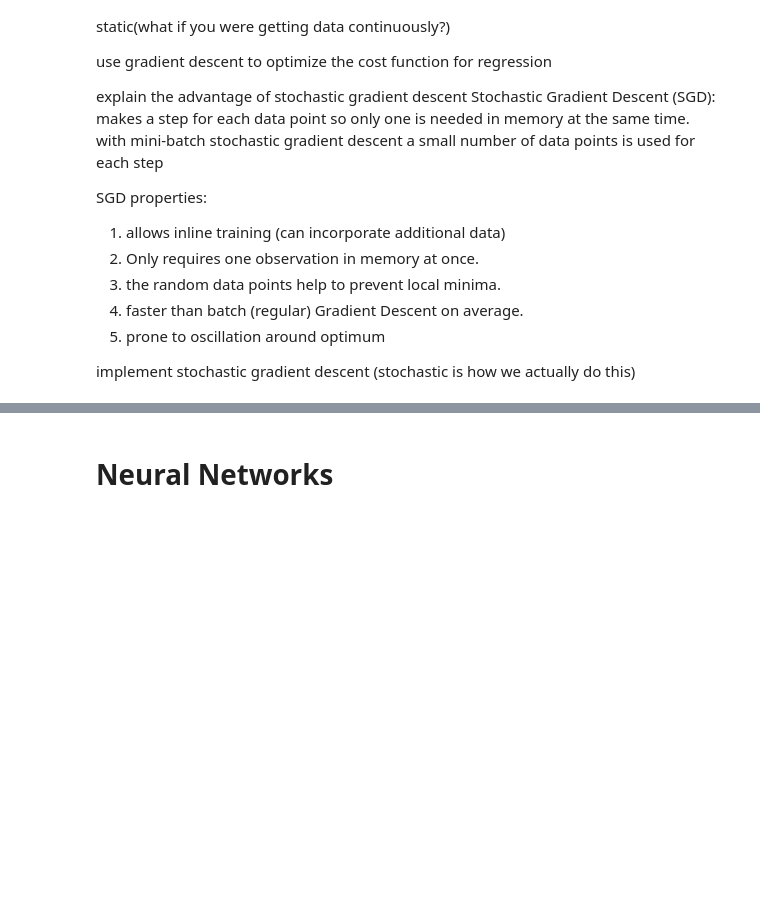
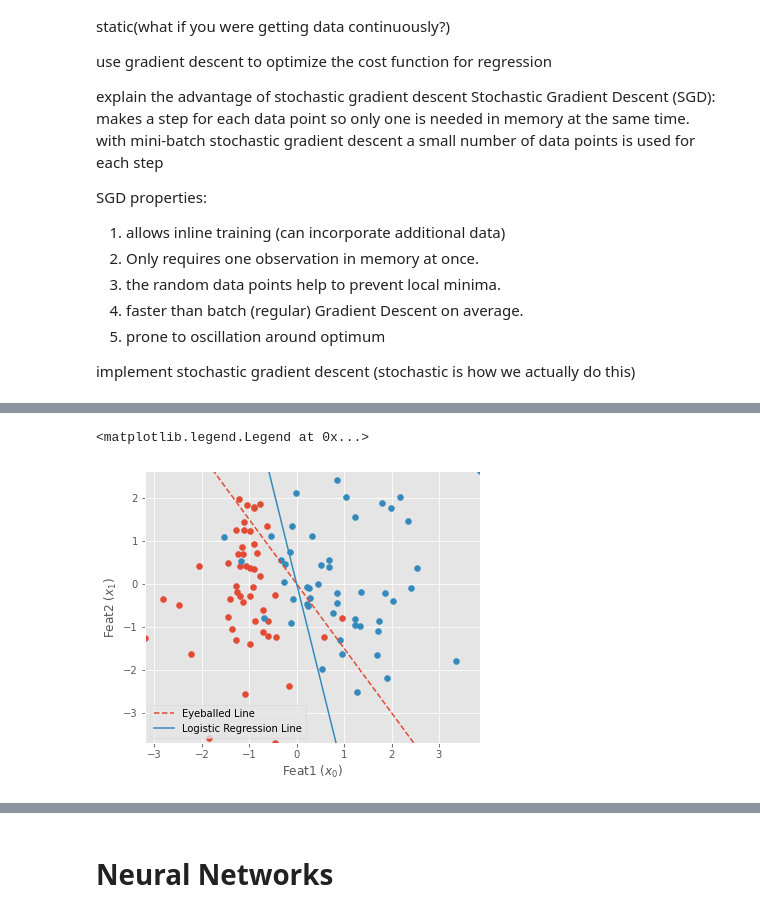
Before and after one commit to SmashAF/DSI_Study, a Jupyter notebook: Week6_Study_Sheet.ipynb, the cells around one changed output, grey strips where cells are left out. Saved outputs shown, nothing was run; the diff lists cells and outputs as text; code cells hidden in the pictures; blank space fills up the shorter version.

```diff
--- a/Week6_Study_Sheet.ipynb
+++ b/Week6_Study_Sheet.ipynb
@@ -72,0 +226,25 @@ implement stochastic gradient descent (stochastic is how we actually do this)
+# %%
+#Let's plot the fit decision boundary along with our eyeballed attempt.
+def plot_decision_bdry_no_intercept(X, gd, ax):
+    """Plot the decision boundary from a logistic regression that does
+    not contain an intercept term.
+    """
+    x0_bounds, x1_bounds = compute_scatterplot_bounds(X)
+    t = np.linspace(x0_bounds[0], x0_bounds[1], num=3)
+    m = -gd.coeffs[0] / gd.coeffs[1]
+    ax.plot(t, m*t, label="Logistic Regression Line")
+
+
+fig, ax = plt.subplots(1, figsize=(6, 5))
+
+plot_classification_data = (
+ax.scatter(class1[:,0], class1[:,1]) ,
+ax.scatter(class2[:,0], class2[:,1]),
+ax.set_xlabel('Feat1 ($x_0$)'),
+ax.set_ylabel('Feat2 ($x_1$)'));
+plot_eyeballed_line_no_intercept(X, ax)
+plot_decision_bdry_no_intercept(X, gd, ax)
+ax.legend()
+# %% [output]
+<matplotlib.legend.Legend at 0x...>
+[figure, added]
```
Also changed, not shown: parts of 67 cells of this notebook, 10 other files.
